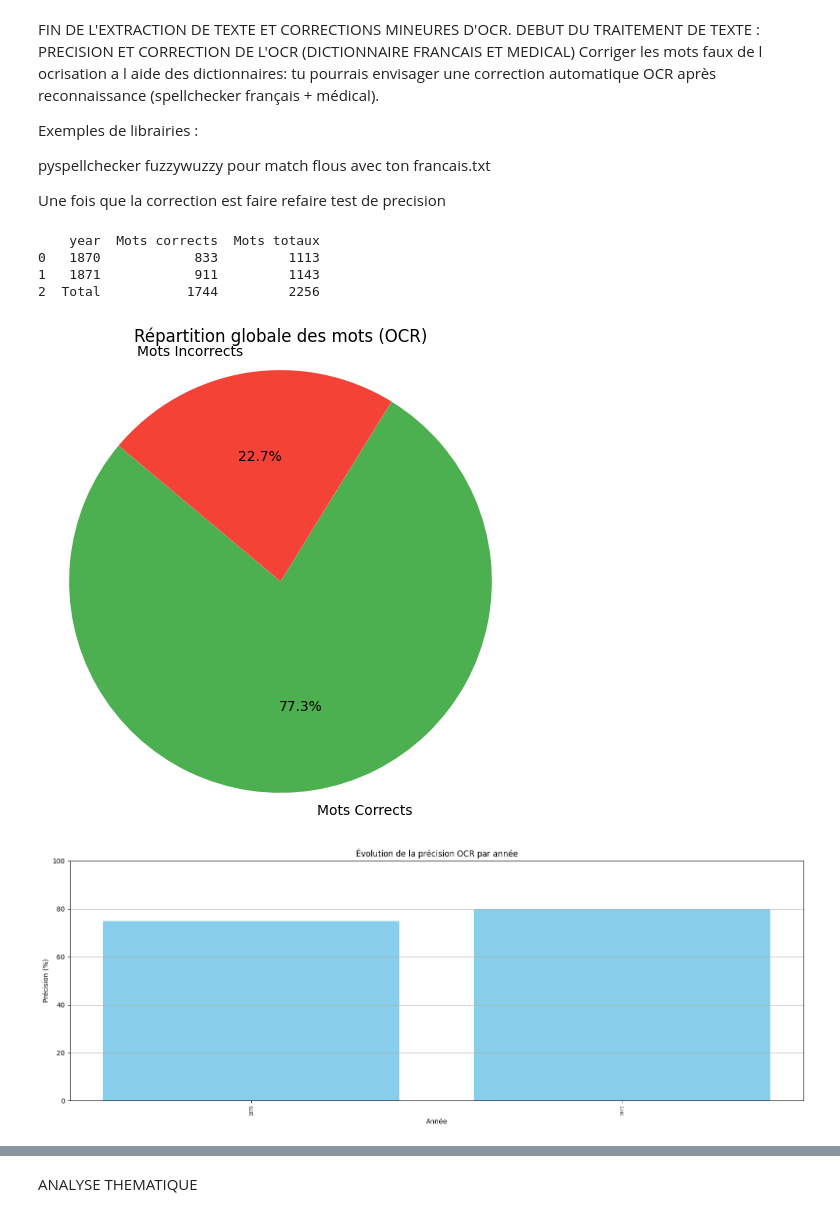
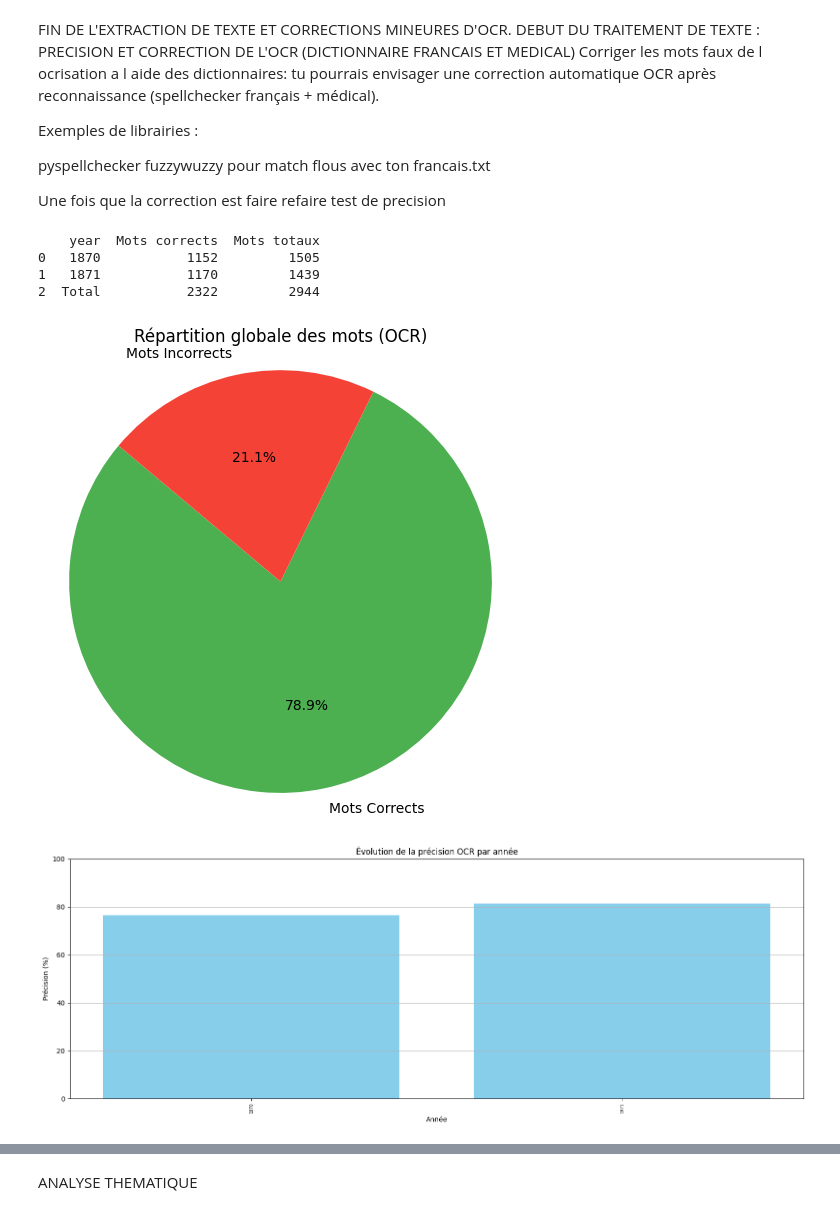
Before and after one commit to georgesmoussalli/BachelorsThesis, a Jupyter notebook: code/ocr.ipynb, the cells around one changed output, grey strips where cells are left out. Saved outputs shown, nothing was run; the diff lists cells and outputs as text; code cells hidden in the pictures.

Commit message:
corrections sur les prenoms

```diff
--- a/code/ocr.ipynb
+++ b/code/ocr.ipynb
@@ -256,7 +254,7 @@ def cleanup_up_subject_column(df) :
     df['Sujet'] = df['Sujet'].str.replace(r"\s*[\.,;:!?]\s*", ". ", regex=True)
     df['Sujet'] = df['Sujet'].str.replace(r"\s+", " ", regex=True).str.strip()
     df['Sujet'] = df['Sujet'].apply(remove_accents)
-    df['Prénom'] = df['Prénom'].apply(remove_accents)
+    df['Prénom'] = df['Prénom'].apply(remove_accents).str.lower()
 # %%
 def rescue_missing_entries(df):
     """
@@ -355,19 +353,32 @@ with open(os.path.join(input_dir, 'francais.txt'), encoding="utf-8") as f:
 
 with open(os.path.join(input_dir, 'medical.txt'), encoding="utf-8") as f:
     dico_med = set(remove_accents(line.strip().lower()) for line in f if line.strip())
+
+# Lecture manuelle pour ignorer les erreurs d'encodage
+with open(os.path.join(input_dir, 'prenoms.csv'), encoding='utf-8', errors='replace') as f:
+    prenoms_df = pd.read_csv(f, sep=';')
+
+# Nettoyage et transformation en set
+dico_prenoms = set(
+    remove_accents(prenom.strip().lower())
+    for prenom in prenoms_df['01_prenom']
+    if isinstance(prenom, str) and prenom.strip()
+)
 # %%
-def compter_mots(text, dico_fr, dico_med):
+def compter_mots(text, dico_fr, dico_med, dico_prenoms):
     if not isinstance(text, str) or not text.strip():
         return 0, 0
     mots = re.findall(r'\b\w+\b', text.lower())  # Découpe en mots
     total = len(mots)
-    corrects = sum(1 for mot in mots if mot in dico_fr or (dico_med and mot in dico_med))
+    corrects = sum(
+        1 for mot in mots if mot in dico_fr or (dico_med and mot in dico_med) or (dico_prenoms and mot in dico_prenoms)
+)
     return corrects, total
 # %%
-def calculer_precision_OCR(df, dico_fr, dico_med):
+def calculer_precision_OCR(df, dico_fr, dico_med, dico_prenoms):
     df = df.copy()
 
-    df[['Mots corrects', 'Mots totaux']] = df['Sujet'].apply(lambda x: pd.Series(compter_mots(x, dico_fr, dico_med)))
+    df[['Mots corrects', 'Mots totaux']] = df['Sujet'].apply(lambda x: pd.Series(compter_mots(x, dico_fr, dico_med, dico_prenoms)))
 
     df2 = df.groupby('year').agg({'Mots corrects': 'sum', 'Mots totaux': 'sum'}).reset_index()
 
@@ -381,8 +392,8 @@ def calculer_precision_OCR(df, dico_fr, dico_med):
 
     return df2
 # %%
-def afficher_précision(df, dico_fr, dico_med) :
-    precision_df = calculer_precision_OCR(df, dico_fr, dico_med)
+def afficher_précision(df, dico_fr, dico_med, dico_prenoms) :
+    precision_df = calculer_precision_OCR(df, dico_fr, dico_med, dico_prenoms)
     print(precision_df.to_string(max_rows=1000000, max_cols=5))
     precision_df['Precision (%)'] = precision_df['Mots corrects'] / precision_df['Mots totaux'] * 100
 
@@ -390,38 +401,38 @@ def afficher_précision(df, dico_fr, dico_med) :
     total_words = precision_df.loc[precision_df['year'] == 'Total', 'Mots totaux'].values[0]
     total_incorrect = total_words - total_correct
 
     labels = ['Mots Corrects', 'Mots Incorrects']
     sizes = [total_correct, total_incorrect]
     colors = ['#4CAF50', '#F44336']
 
     plt.figure(figsize=(6,6))
     plt.pie(sizes, labels=labels, colors=colors, autopct='%1.1f%%', startangle=140)
     plt.title('Répartition globale des mots (OCR)')
     plt.axis('equal')
     plt.show()
 
     precision_df_years_only = precision_df[precision_df['year'] != 'Total']
 
     plt.figure(figsize=(16,6))
     plt.bar(precision_df_years_only['year'], precision_df_years_only['Precision (%)'], color='skyblue')
     plt.title('Évolution de la précision OCR par année')
     plt.xlabel('Année')
     plt.ylabel('Précision (%)')
     plt.grid(axis='y')
     plt.xticks(rotation=90, fontsize=6)  # ← rotation 90° pour les années
     plt.ylim(0, 100)
     plt.tight_layout()
     plt.show()
 
     return precision_df
 
-df2 = afficher_précision(df1, dico_fr, dico_med)
+df2 = afficher_précision(df1, dico_fr, dico_med, dico_prenoms)
 # %% [output]
     year  Mots corrects  Mots totaux
-0   1870            833         1113
-1   1871            911         1143
-2  Total           1744         2256
+0   1870           1152         1505
+1   1871           1170         1439
+2  Total           2322         2944
-[figure, old version]
+[figure, new version]
 [figure]
 # %%
 def preprocess(text):
```
Also changed, not shown: parts of 8 cells of this notebook, 1 other file.
